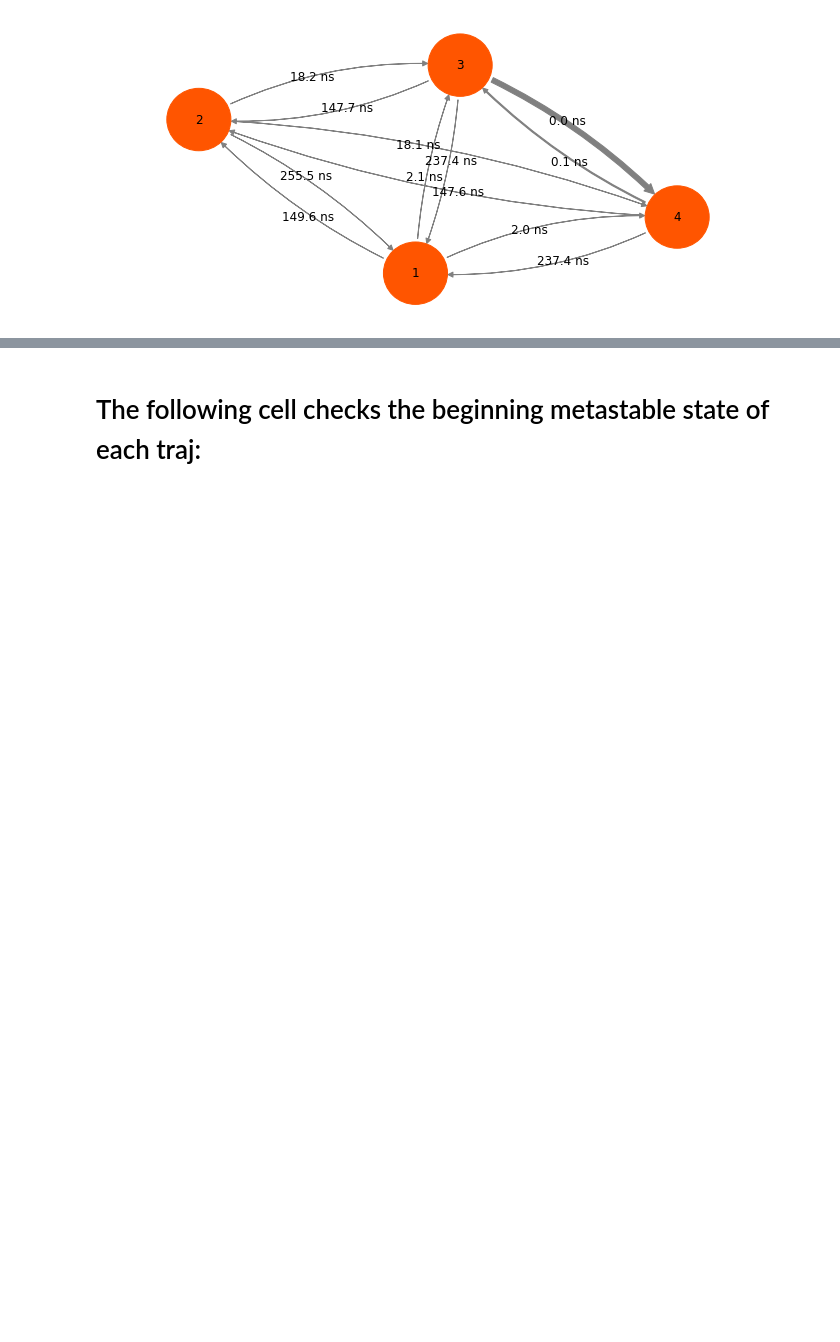
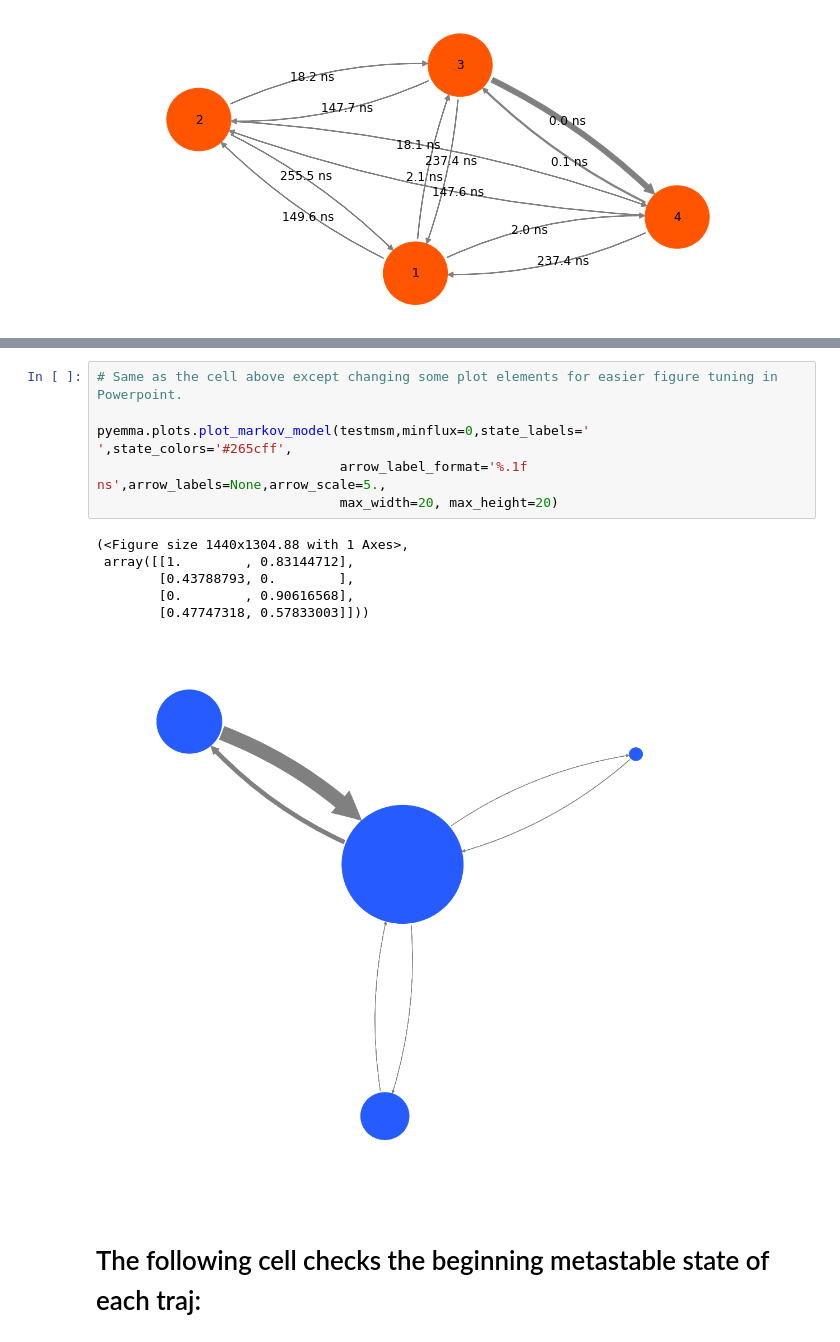
Before and after one commit to fengmudong/motor-paper, a Jupyter notebook: notebooks/motorN-noboc.ipynb, the cells around one changed output, grey strips where cells are left out. Saved outputs shown, nothing was run; the diff lists cells and outputs as text; blank space fills up the shorter version.

```diff
--- a/notebooks/motorN-noboc.ipynb
+++ b/notebooks/motorN-noboc.ipynb
@@ -713,3 +713,16 @@ pyemma.plots.plot_markov_model(testmsm,minflux=0,state_labels=['1','2','3','4'],
+# %%
+# Same as the cell above except changing some plot elements for easier figure tuning in Powerpoint.
+
+pyemma.plots.plot_markov_model(testmsm,minflux=0,state_labels='    ',state_colors='#265cff',
+                               arrow_label_format='%.1f ns',arrow_labels=None,arrow_scale=5.,
+                               max_width=20, max_height=20)
+# %% [output]
+(<Figure size 1440x1304.88 with 1 Axes>,
+ array([[1.        , 0.83144712],
+        [0.43788793, 0.        ],
+        [0.        , 0.90616568],
+        [0.47747318, 0.57833003]]))
+[figure, added]
 # %% [markdown]
 # The following cell checks the beginning metastable state of each traj:
 # %%
```
Also changed, not shown: parts of 2 cells of this notebook, 1 other file.
